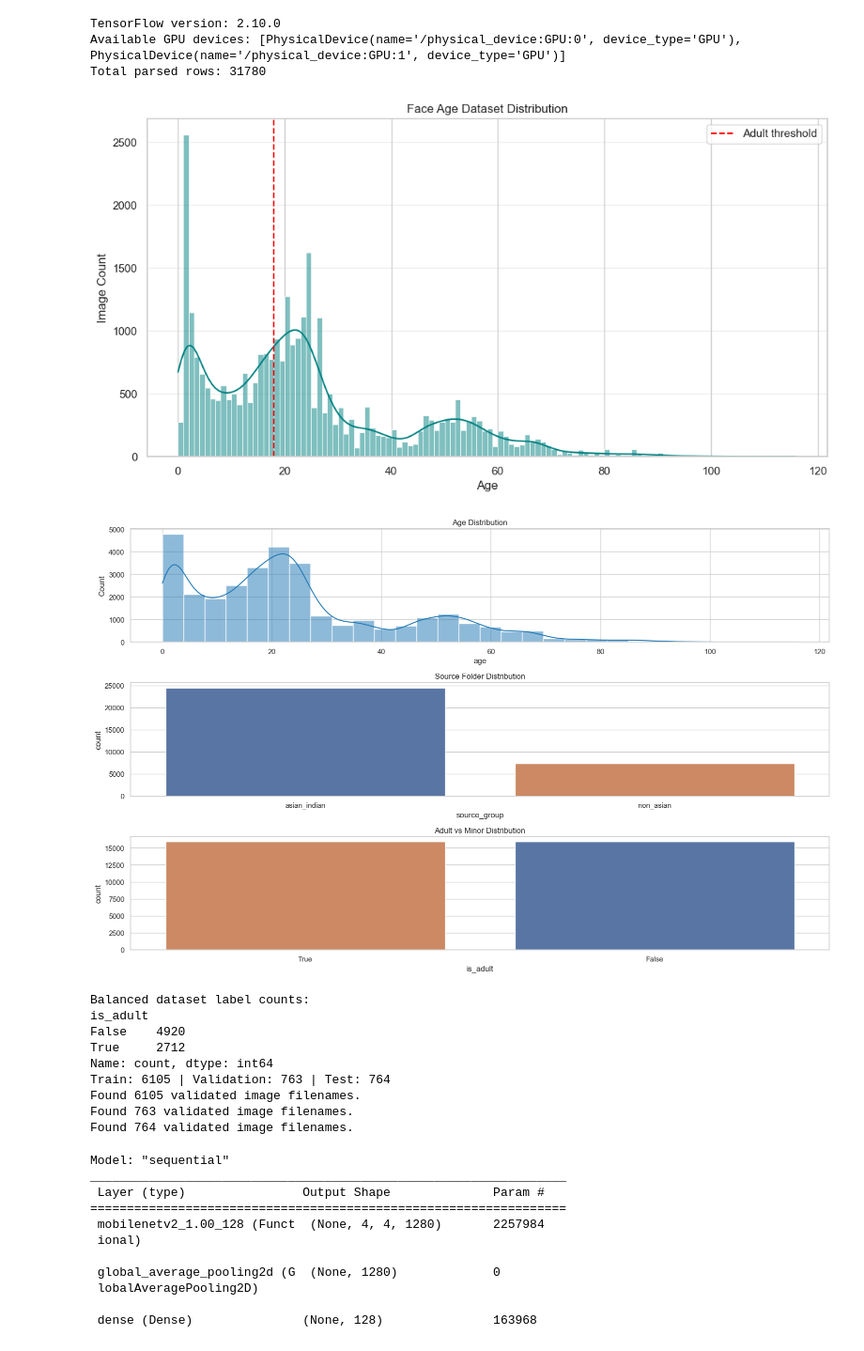
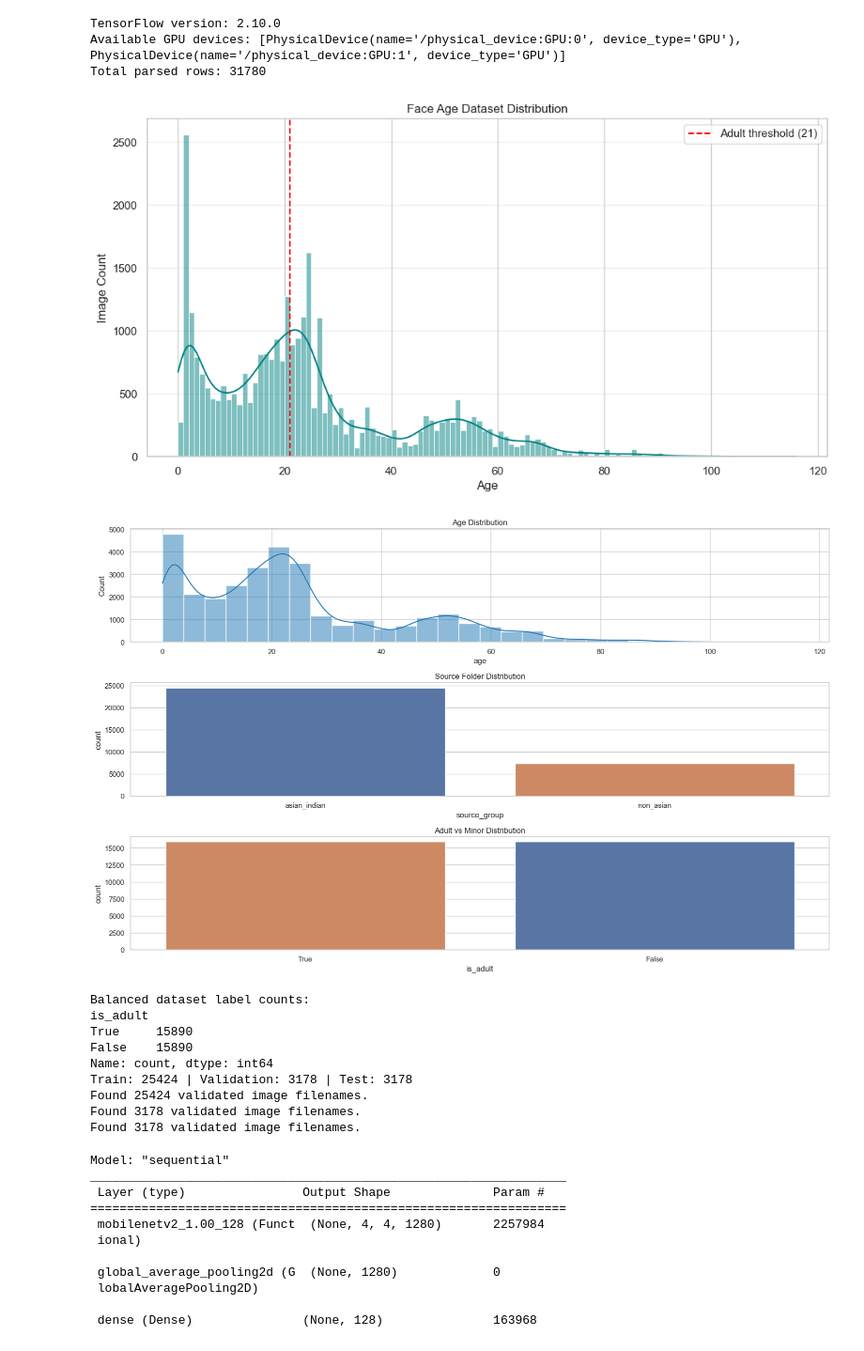
Before and after one commit to KJiShou/AI_Assignment, a Jupyter notebook: Model/CNN/Training.ipynb, the cells around one changed output. Shown at 94% size. Cells and saved outputs as stored; diff of their text form; code cells hidden in the pictures.

```diff
--- a/Model/CNN/Training.ipynb
+++ b/Model/CNN/Training.ipynb
@@ -42,6 +39,7 @@ CONFIG = {
     'training_output_dir': str(PROJECT_ROOT / 'Model' / 'CNN' / 'runs' / 'cnn_age_detector'),
     'base_model_output': 'best_age_model.h5',
     'fine_tuned_model_output': 'best_age_model_finetuned.h5',
+    'threshold_grid': [0.1, 0.15, 0.2, 0.25, 0.3, 0.35, 0.4, 0.45, 0.5],
 }
 
 CONFIG
@@ -186,9 +227,9 @@ raw_df = load_and_parse_data(
 )
 print(f'Total parsed rows: {len(raw_df)}')
 
-visualize_dataset(raw_df)
+visualize_dataset(raw_df, CONFIG['adult_age'])
 
-final_df = resample_dataset(raw_df)
+final_df = rebalance_binary_dataset(raw_df, random_state=CONFIG['random_state'])
 train_df, temp_df = train_test_split(
     final_df,
     test_size=0.2,
@@ -202,71 +243,58 @@ val_df, test_df = train_test_split(
     random_state=CONFIG['random_state'],
 )
 
-print(f"Train: {len(train_df)} | Validation: {len(val_df)} | Test: {len(test_df)}")
+print(f'Train: {len(train_df)} | Validation: {len(val_df)} | Test: {len(test_df)}')
 
 train_datagen = ImageDataGenerator(
-    rescale=1.0 / 255,
+    preprocessing_function=preprocess_input,
     rotation_range=15,
     width_shift_range=0.1,
     height_shift_range=0.1,
     horizontal_flip=True,
 )
-eval_datagen = ImageDataGenerator(rescale=1.0 / 255)
+eval_datagen = ImageDataGenerator(preprocessing_function=preprocess_input)
 
 train_generator = train_datagen.flow_from_dataframe(
     dataframe=train_df,
     x_col='path',
     y_col='is_adult',
     target_size=CONFIG['image_size'],
     batch_size=CONFIG['batch_size'],
     class_mode='raw',
 )
 val_generator = eval_datagen.flow_from_dataframe(
     dataframe=val_df,
     x_col='path',
     y_col='is_adult',
     target_size=CONFIG['image_size'],
     batch_size=CONFIG['batch_size'],
     class_mode='raw',
+    shuffle=False,
 )
 test_generator = eval_datagen.flow_from_dataframe(
     dataframe=test_df,
     x_col='path',
     y_col='is_adult',
     target_size=CONFIG['image_size'],
     batch_size=CONFIG['batch_size'],
     class_mode='raw',
     shuffle=False,
 )
-
-with (output_dir / 'split_summary.json').open('w', encoding='utf-8') as file:
-    json.dump(
-        {
-            'config': {key: list(value) if isinstance(value, tuple) else value for key, value in CONFIG.items()},
-            'raw_rows': int(len(raw_df)),
-            'final_rows': int(len(final_df)),
-            'train_rows': int(len(train_df)),
-            'val_rows': int(len(val_df)),
-            'test_rows': int(len(test_df)),
-        },
-        file,
-        indent=2,
-    )
 # %% [output]
 TensorFlow version: 2.10.0
 Available GPU devices: [PhysicalDevice(name='/physical_device:GPU:0', device_type='GPU'), PhysicalDevice(name='/physical_device:GPU:1', device_type='GPU')]
 Total parsed rows: 31780
-[figure, old version]
+[figure, new version]
 [figure]
 Balanced dataset label counts:
 is_adult
-False    4920
-True     2712
+True     15890
+False    15890
 Name: count, dtype: int64
-Train: 6105 | Validation: 763 | Test: 764
-Found 6105 validated image filenames.
-Found 763 validated image filenames.
-Found 764 validated image filenames.
+Train: 25424 | Validation: 3178 | Test: 3178
+Found 25424 validated image filenames.
+Found 3178 validated image filenames.
+Found 3178 validated image filenames.
 # %%
 base_model = MobileNetV2(
     weights='imagenet',
```
Also changed, not shown: parts of 12 cells of this notebook, 1 other file.
